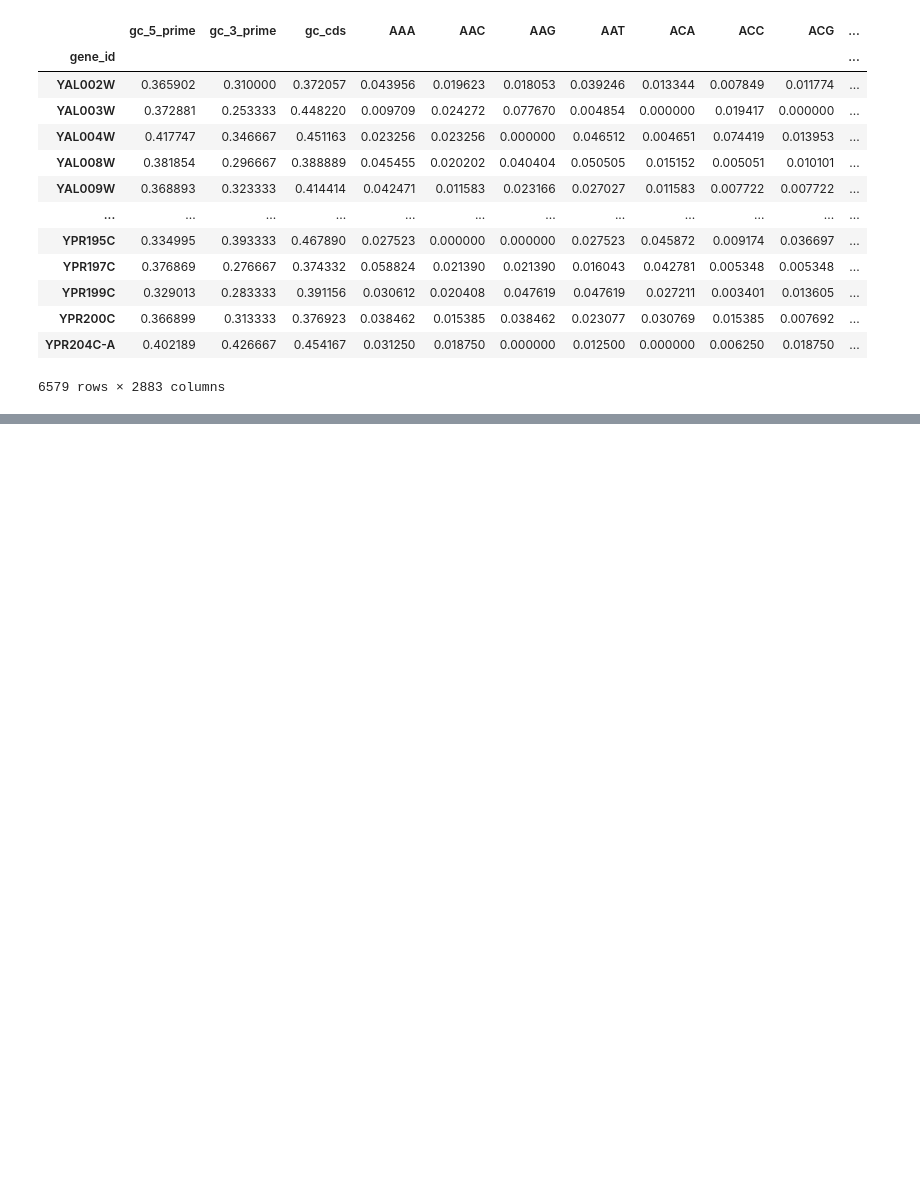
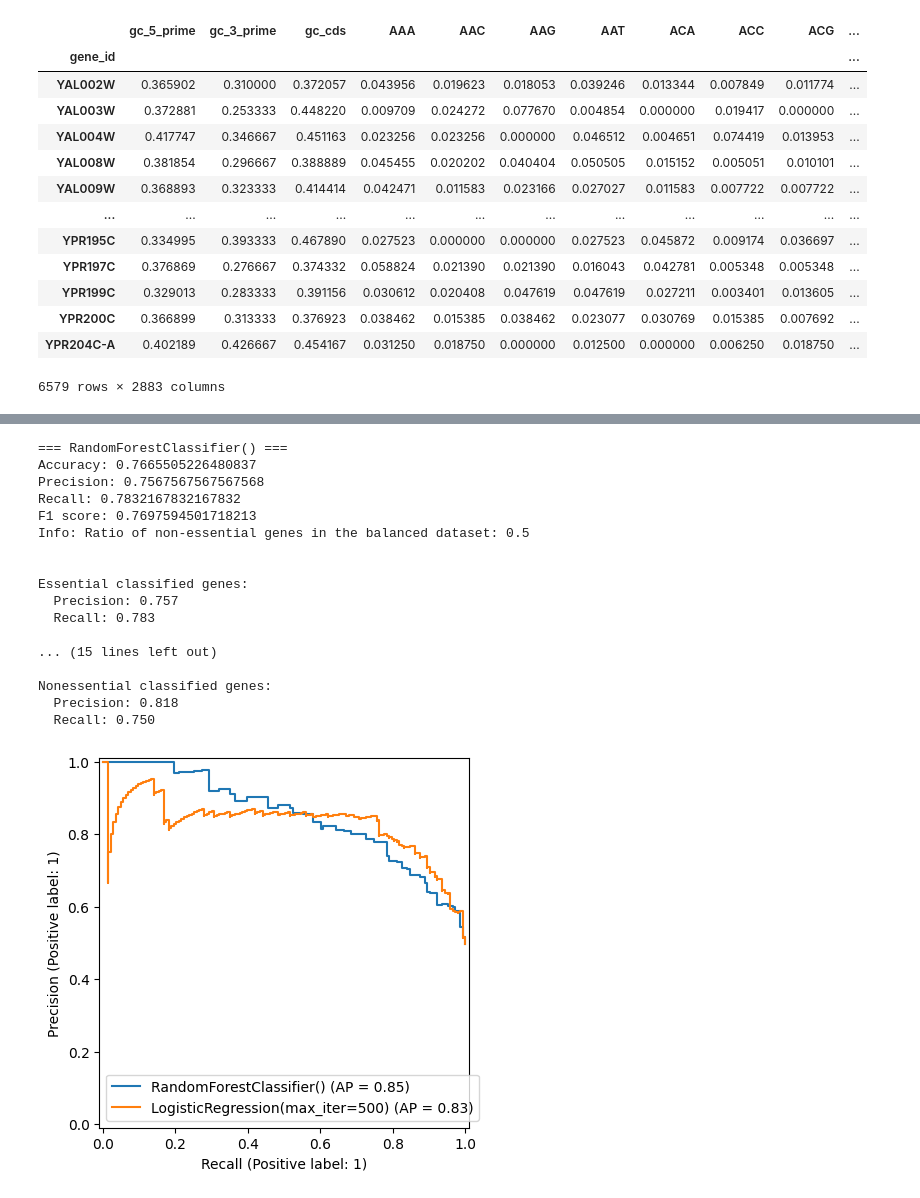
Before and after one commit to egekurt123/yeast_gene_interactions, a Jupyter notebook: Class Predictions/DNALM_Orthogroup.ipynb, the cells around one changed output, grey strips where cells are left out. Drawn from its saved outputs; the diff is of its cells as text; code cells hidden in the pictures; blank space fills up the shorter version.

Commit message:
add balanced dataset predictions

```diff
--- a/Class Predictions/DNALM_Orthogroup.ipynb
+++ b/Class Predictions/DNALM_Orthogroup.ipynb
@@ -44,0 +50,21 @@ Info: Ratio of non-essential genes in the dataset: 0.8614492753623189
+# %%
+get_class_predictions_balanced(embeddings)
+# %% [output]
+=== RandomForestClassifier() ===
+Accuracy: 0.7665505226480837
+Precision: 0.7567567567567568
+Recall: 0.7832167832167832
+F1 score: 0.7697594501718213
+Info: Ratio of non-essential genes in the balanced dataset: 0.5
+
+
+Essential classified genes:
+  Precision: 0.757
+  Recall: 0.783
+
+... (15 lines left out)
+
+Nonessential classified genes:
+  Precision: 0.818
+  Recall: 0.750
+[figure, added]
```
Also changed, not shown: parts of 1 cell of this notebook, 7 other files.
